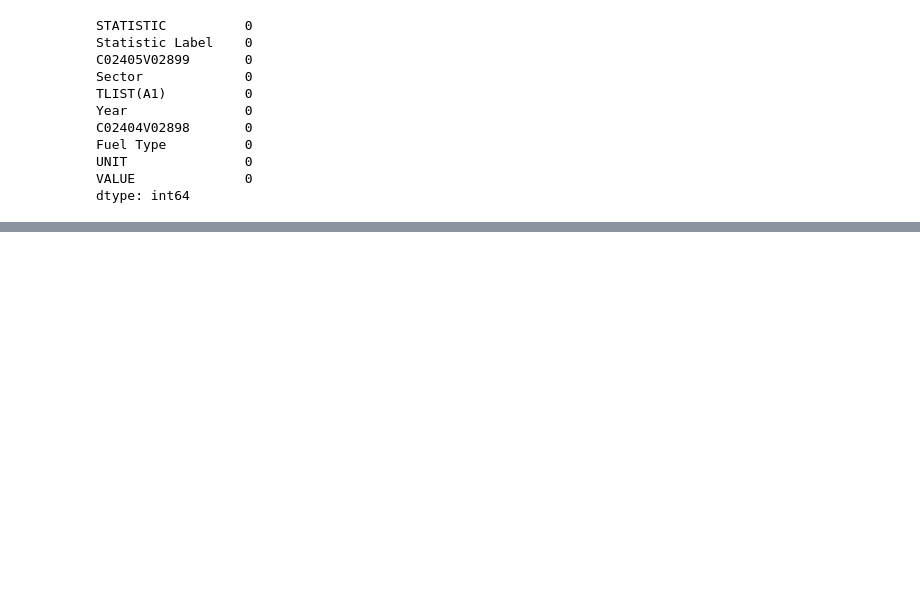
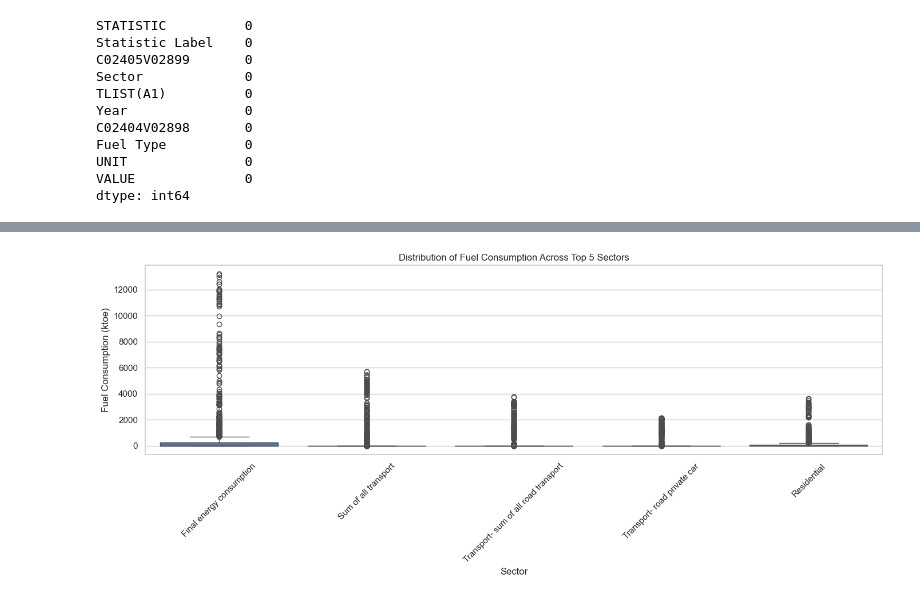
Before and after one commit to Zayaa0404/CA2, a Jupyter notebook: fuel.ipynb, the cells around one changed output, grey strips where cells are left out. Saved outputs shown, nothing was run; the diff lists cells and outputs as text; code cells hidden in the pictures; blank space fills up the shorter version.

```diff
--- a/fuel.ipynb
+++ b/fuel.ipynb
@@ -74,0 +145,13 @@ dtype: int64
+# %%
+top_sectors = df.groupby('Sector')['VALUE'].sum().nlargest(5).index
+sector_data = df[df['Sector'].isin(top_sectors)]
+plt.figure(figsize=(14, 6))
+sns.boxplot(data=sector_data, x='Sector', y='VALUE')
+plt.title('Distribution of Fuel Consumption Across Top 5 Sectors')
+plt.ylabel('Fuel Consumption (ktoe)')
+plt.xlabel('Sector')
+plt.xticks(rotation=45)
+plt.tight_layout()
+plt.show()
+# %% [output]
+[figure, added]
```
Also changed, not shown: parts of 10 cells of this notebook.
